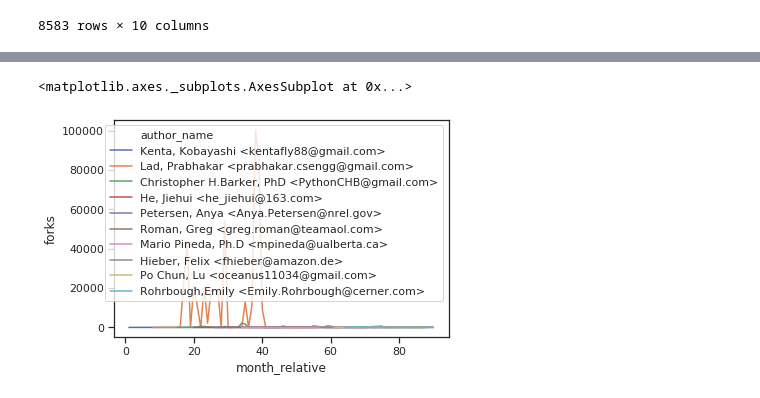
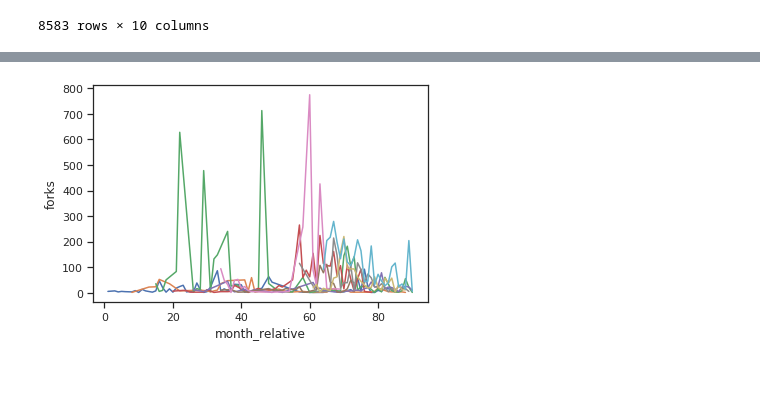
Before and after one commit to woc-hack/TAP, a Jupyter notebook: tap-scrap.ipynb, the cells around one changed output, grey strips where cells are left out. Saved outputs shown, nothing was run; the diff lists cells and outputs as text; code cells hidden in the pictures.

```diff
--- a/tap-scrap.ipynb
+++ b/tap-scrap.ipynb
@@ -92,7 +46,11 @@ df_mmyy_grouped
-# %%
-sns.lineplot(x="month_relative", y="forks", hue='author_name',
-             data=df_mmyy_grouped)
-# %% [output]
-<matplotlib.axes._subplots.AxesSubplot at 0x...>
-[figure, removed]
+# %%
+df_temp = df_mmyy_grouped[df_mmyy_grouped.author_name != 'Lad, Prabhakar <prabhakar.csengg@gmail.com>']
+
+q_forks = df_mmyy_grouped["forks"].quantile(0.95)
+
+g = sns.lineplot(x="month_relative", y="forks", hue='author_name',
+             data=df_mmyy_grouped[df_mmyy_grouped["forks"] < q_forks])
+g.legend_.remove()
+# %% [output]
+[figure, added]
 # %%
```
Also changed, not shown: parts of 10 cells of this notebook.
